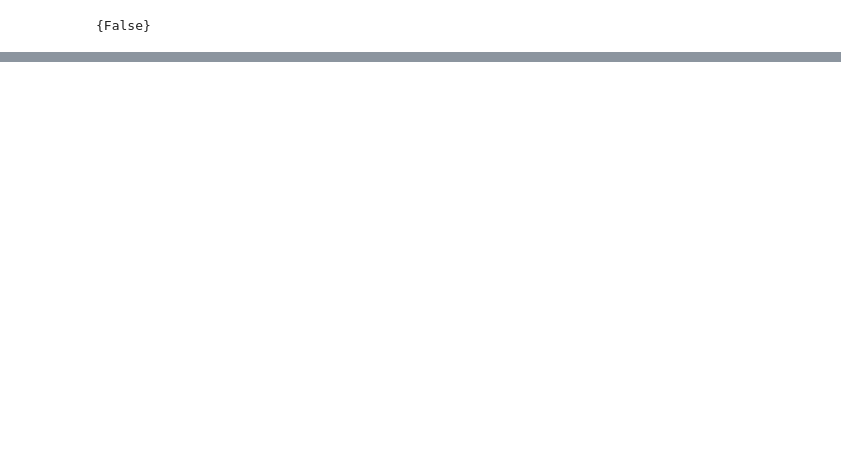
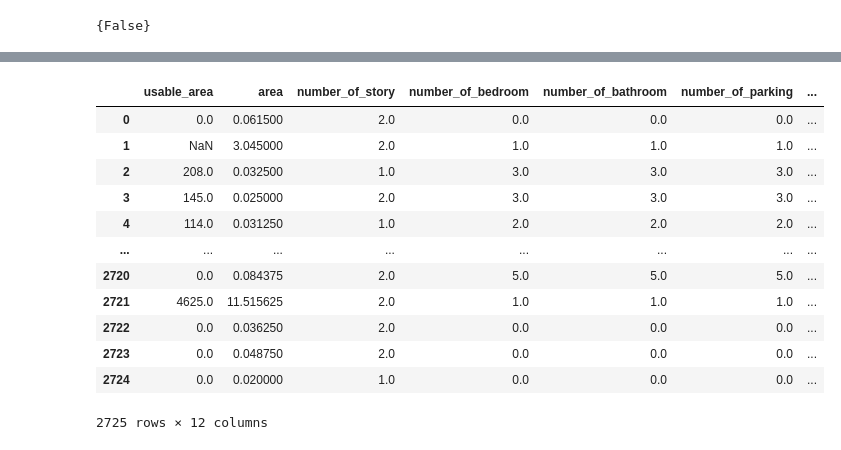
Before and after one commit to ikarosgn/DMDP, a Jupyter notebook: final.ipynb, the cells around one changed output, grey strips where cells are left out. Cells and saved outputs as stored; diff of their text form; code cells hidden in the pictures; blank space fills up the shorter version.

```diff
--- a/final.ipynb
+++ b/final.ipynb
@@ -160,0 +237,4 @@ NameError: ignored
+# %%
+data_dist = data_train_1['district']
+# %%
+data_dist[data_dist!='เมืองขอนแก่น'] = 'ต่างอำเภอ'
@@ -160,0 +250,2 @@ NameError: ignored
+# %%
+data_train_1['district'] = data_dist
@@ -160,0 +269,18 @@ NameError: ignored
+# %%
+data_train_11 = data_train_1[['usable_area','area','number_of_story','number_of_bedroom','number_of_bathroom','number_of_parking','sell_price','number_of_rai','number_of_ngan','number_of_va','district','property_type']]
+# %%
+data_train_11
+# %% [output]
+|  | usable_area | area | number_of_story | number_of_bedroom | number_of_bathroom | number_of_parking | ... |
+| 0 | 0.0 | 0.061500 | 2.0 | 0.0 | 0.0 | 0.0 | ... |
+| 1 | NaN | 3.045000 | 2.0 | 1.0 | 1.0 | 1.0 | ... |
+| 2 | 208.0 | 0.032500 | 1.0 | 3.0 | 3.0 | 3.0 | ... |
+| 3 | 145.0 | 0.025000 | 2.0 | 3.0 | 3.0 | 3.0 | ... |
+| 4 | 114.0 | 0.031250 | 1.0 | 2.0 | 2.0 | 2.0 | ... |
+| ... | ... | ... | ... | ... | ... | ... | ... |
+| 2720 | 0.0 | 0.084375 | 2.0 | 5.0 | 5.0 | 5.0 | ... |
+| 2721 | 4625.0 | 11.515625 | 2.0 | 1.0 | 1.0 | 1.0 | ... |
+| 2722 | 0.0 | 0.036250 | 2.0 | 0.0 | 0.0 | 0.0 | ... |
+| 2723 | 0.0 | 0.048750 | 2.0 | 0.0 | 0.0 | 0.0 | ... |
+| 2724 | 0.0 | 0.020000 | 1.0 | 0.0 | 0.0 | 0.0 | ... |
+2725 rows × 12 columns
```
Also changed, not shown: parts of 69 cells of this notebook.
